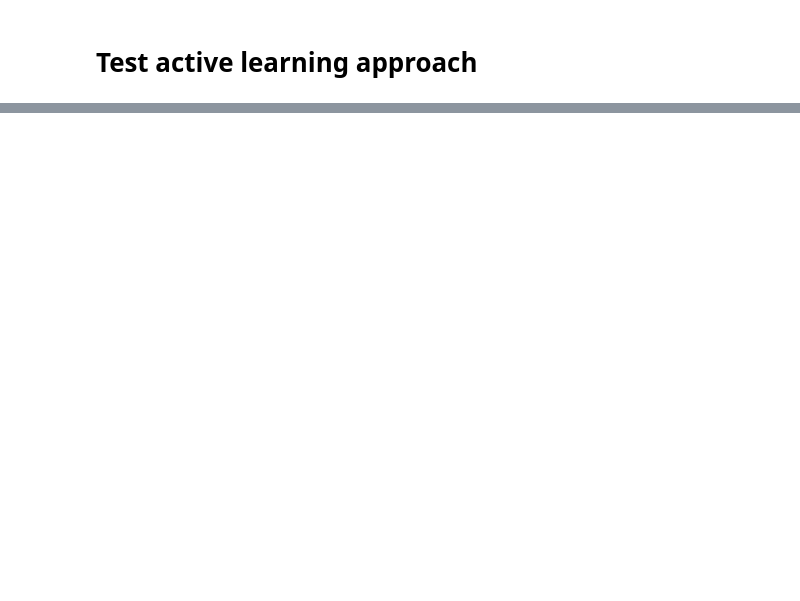
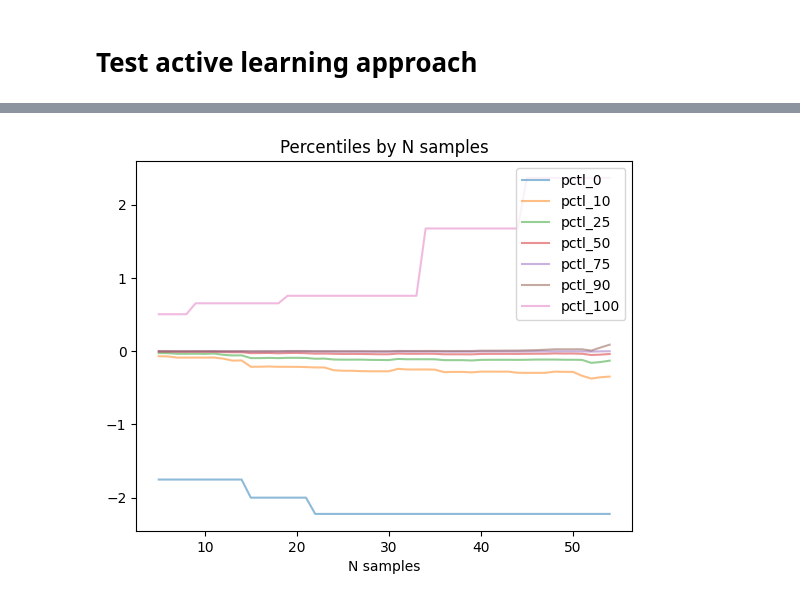
Before and after one commit to etrieschman/grid-planner, a Jupyter notebook: code/test_active_opt.ipynb, the cells around one changed output, grey strips where cells are left out. Saved outputs shown, nothing was run; the diff lists cells and outputs as text; code cells hidden in the pictures; blank space fills up the shorter version.

```diff
--- a/code/test_active_opt.ipynb
+++ b/code/test_active_opt.ipynb
@@ -74,0 +285,10 @@ ValueError: Expressions of dimension greater than 2 are not supported.
+# %%
+for k, v in results.items():
+    if k.startswith('pctl'):
+        plt.plot(np.arange(N)+n0, v, alpha=0.5, label=k)
+plt.title('Percentiles by N samples')
+plt.xlabel('N samples')
+plt.legend()
+plt.show()
+# %% [output]
+[figure, added]
```
Also changed, not shown: parts of 28 cells of this notebook, 10 other files.
